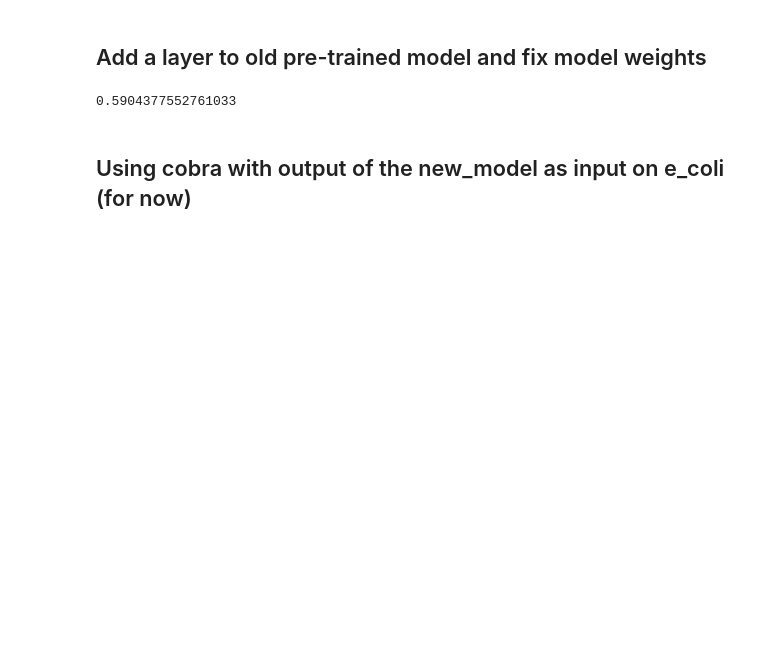
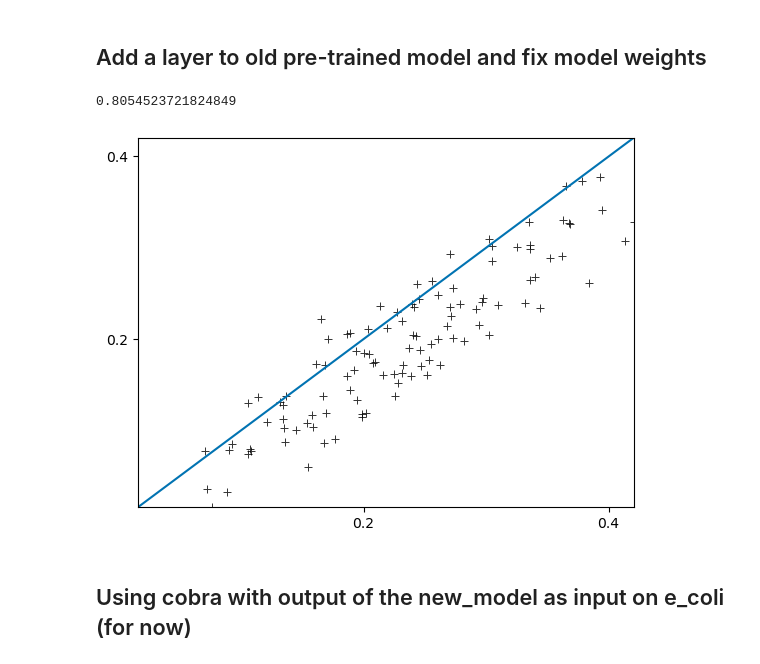
Before and after one commit to brsynth/AMN_refactor, a Jupyter notebook: notebooks/cobra_reservoir.ipynb, the cells around one changed output. Saved outputs shown, nothing was run; the diff lists cells and outputs as text; code cells hidden in the pictures; blank space fills up the shorter version.

```diff
--- a/notebooks/cobra_reservoir.ipynb
+++ b/notebooks/cobra_reservoir.ipynb
@@ -124,7 +134,7 @@ y = sub_model(x)
 new_model = Model(inputs=inputs,
                   outputs=y)
 new_model.compile(optimizer='adam',
-              loss=custom_loss(model_simulated.S, model_simulated.P_out, model_simulated.P_in),
+              loss=loss,
               metrics=None)
 # %%
 import numpy as np
@@ -140,10 +150,24 @@ X = X[idx]
 Y = Y[idx]
 # %%
 history = new_model.fit(X, Y, epochs=epochs, batch_size=batch_size, verbose=0)
-R_2 = model_simulated.R2(Y, new_model.predict(X))
+pred = new_model.predict(X)
+R_2 = model_simulated.R2(Y, pred)
 print(R_2)
 # %% [output]
-0.5904377552761033
+0.8054523721824849
+# %%
+pred
+P_out     = tf.convert_to_tensor(np.float32(model_simulated.P_out))
+PRED = tf.linalg.matmul(pred[:,:model_simulated.S.shape[1]], tf.transpose(P_out))
+# %%
+TRUE = Y[:,0]
+# PRED = pred
+PRED = PRED - 0.03
+# %%
+from amn.tools import plot_regression
+plot_regression(PRED, TRUE, "", "","")
+# %% [output]
+[figure, added]
 # %% [markdown]
 ## Using cobra with output of the new_model as input on e_coli (for now)
 # %%
```
Also changed, not shown: parts of 10 cells of this notebook, 10 other files.
